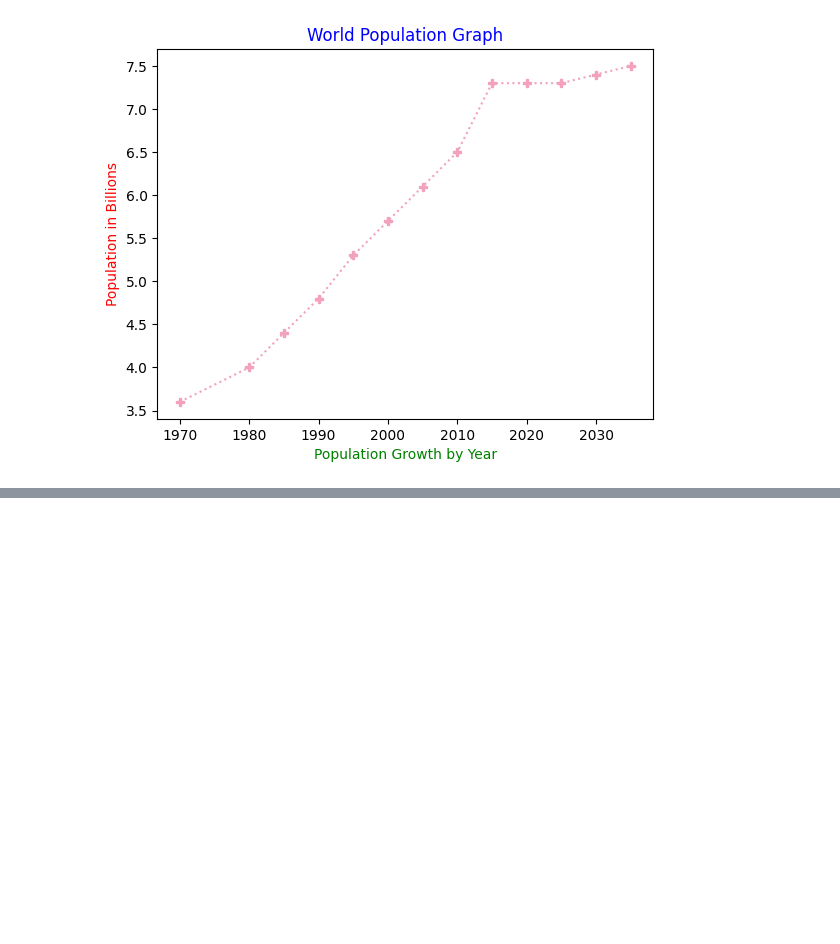
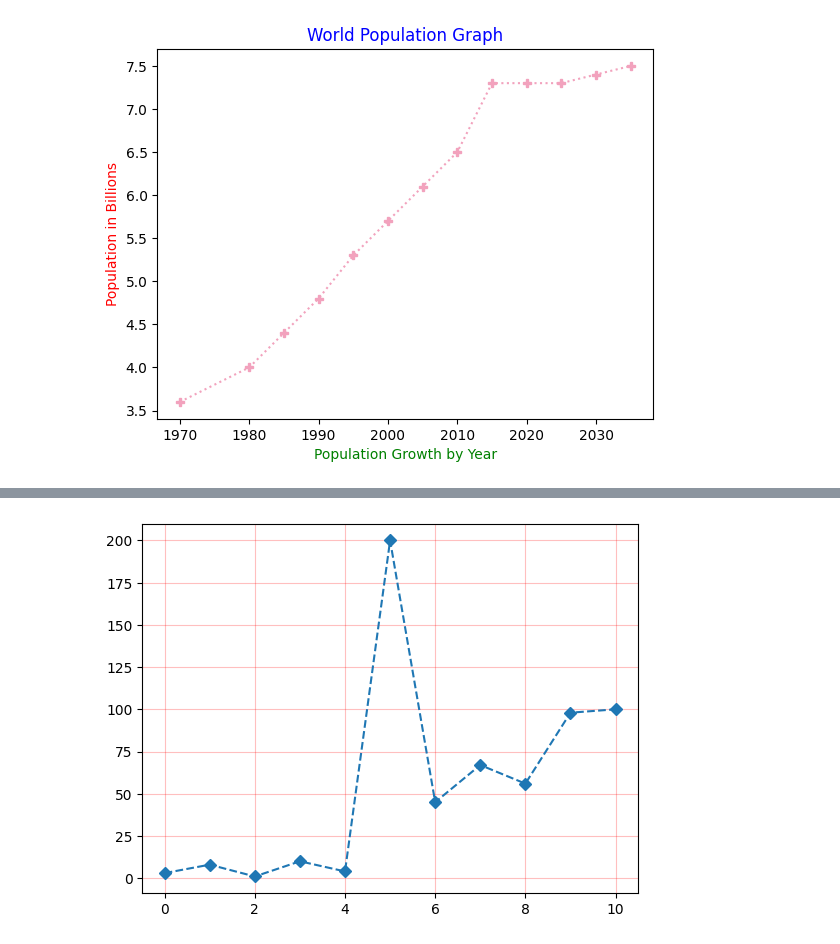
Before and after one commit to naiilaahh/MatPlotLib, a Jupyter notebook: MatPlotLib.ipynb, the cells around one changed output, grey strips where cells are left out. Cells and saved outputs as stored; diff of their text form; code cells hidden in the pictures; blank space fills up the shorter version.

```diff
--- a/MatPlotLib.ipynb
+++ b/MatPlotLib.ipynb
@@ -61,0 +91,6 @@ plt.show()
+# %%
+plt.plot(ypoints, marker='D', linestyle='--')
+plt.grid(color='red', linestyle='-', alpha=0.25)  # alpha = opacity of the color
+plt.show()
+# %% [output]
+[figure, added]
```
Also changed, not shown: parts of 9 cells of this notebook, 6 other files.
